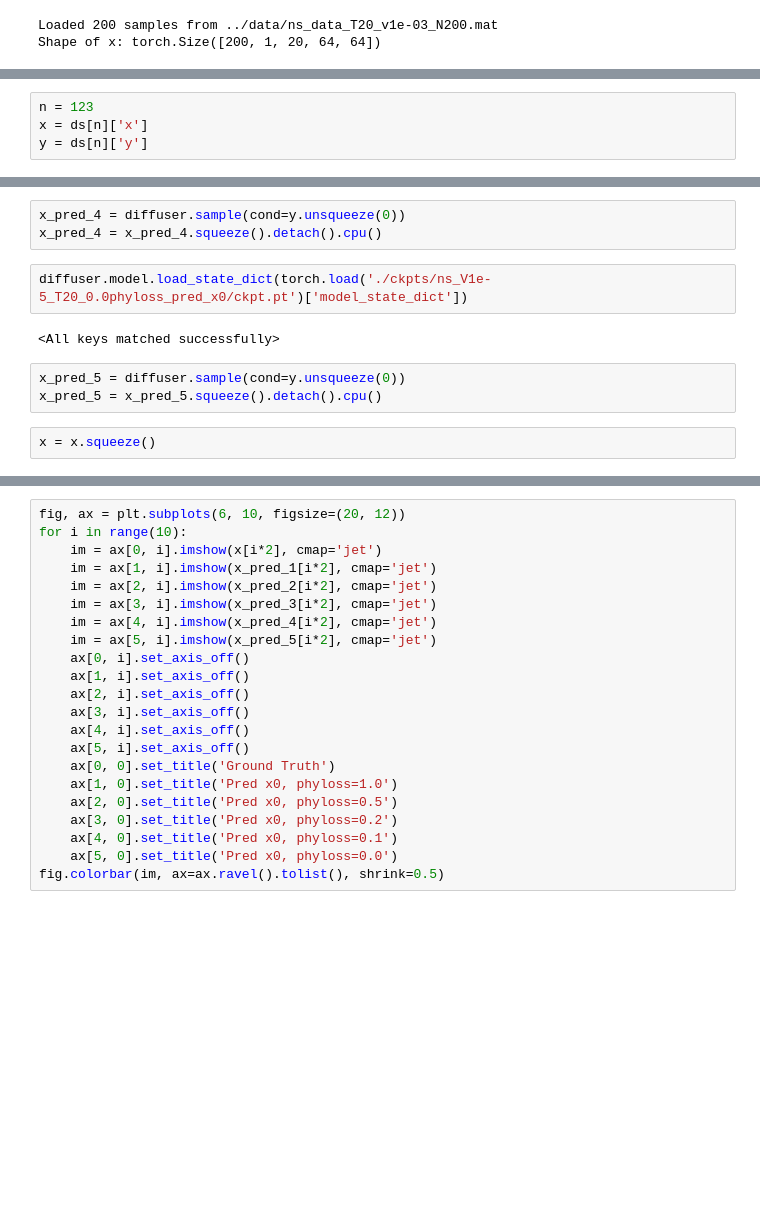
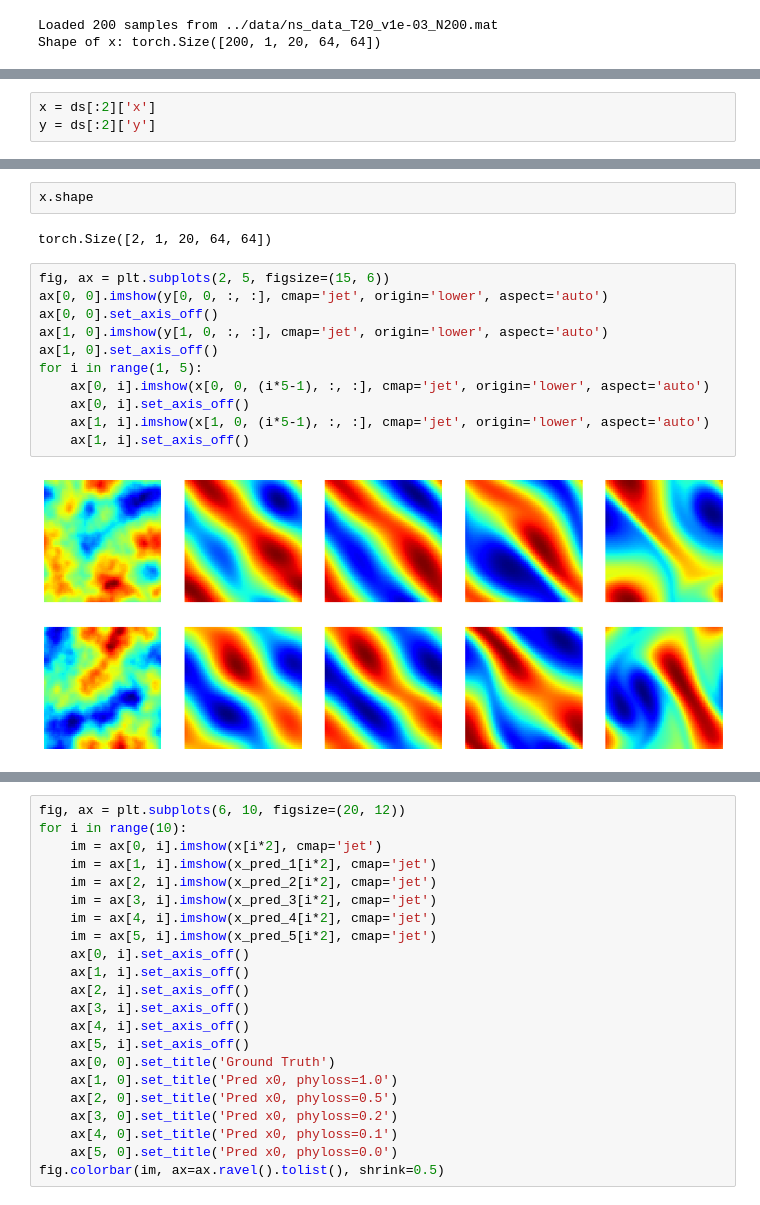
Before and after one commit to bookdiver/FluidDiff, a Jupyter notebook: models/ns_test.ipynb, the cells around one changed output, grey strips where cells are left out. Cells and saved outputs as stored; diff of their text form; blank space fills up the shorter version.

```diff
--- a/models/ns_test.ipynb
+++ b/models/ns_test.ipynb
@@ -37,4 +40,3 @@ diffuser.model.load_state_dict(torch.load('./ckpts/ns_V1e-3_T20_1.0phyloss_pred_
 # %%
-n = 123
-x = ds[n]['x']
-y = ds[n]['y']
+x = ds[:2]['x']
+y = ds[:2]['y']
@@ -63,12 +43,17 @@ diffuser.model.load_state_dict(torch.load('./ckpts/ns_V1e-5_T20_0.1phyloss_pred_
-# %%
-x_pred_4 = diffuser.sample(cond=y.unsqueeze(0))
-x_pred_4 = x_pred_4.squeeze().detach().cpu()
-# %%
-diffuser.model.load_state_dict(torch.load('./ckpts/ns_V1e-5_T20_0.0phyloss_pred_x0/ckpt.pt')['model_state_dict'])
-# %% [output]
-<All keys matched successfully>
-# %%
-x_pred_5 = diffuser.sample(cond=y.unsqueeze(0))
-x_pred_5 = x_pred_5.squeeze().detach().cpu()
-# %%
-x = x.squeeze()
+# %%
+x.shape
+# %% [output]
+torch.Size([2, 1, 20, 64, 64])
+# %%
+fig, ax = plt.subplots(2, 5, figsize=(15, 6))
+ax[0, 0].imshow(y[0, 0, :, :], cmap='jet', origin='lower', aspect='auto')
+ax[0, 0].set_axis_off()
+ax[1, 0].imshow(y[1, 0, :, :], cmap='jet', origin='lower', aspect='auto')
+ax[1, 0].set_axis_off()
+for i in range(1, 5):
+    ax[0, i].imshow(x[0, 0, (i*5-1), :, :], cmap='jet', origin='lower', aspect='auto')
+    ax[0, i].set_axis_off()
+    ax[1, i].imshow(x[1, 0, (i*5-1), :, :], cmap='jet', origin='lower', aspect='auto')
+    ax[1, i].set_axis_off()
+# %% [output]
+[figure, added]
```
Also changed, not shown: parts of 12 cells of this notebook.
